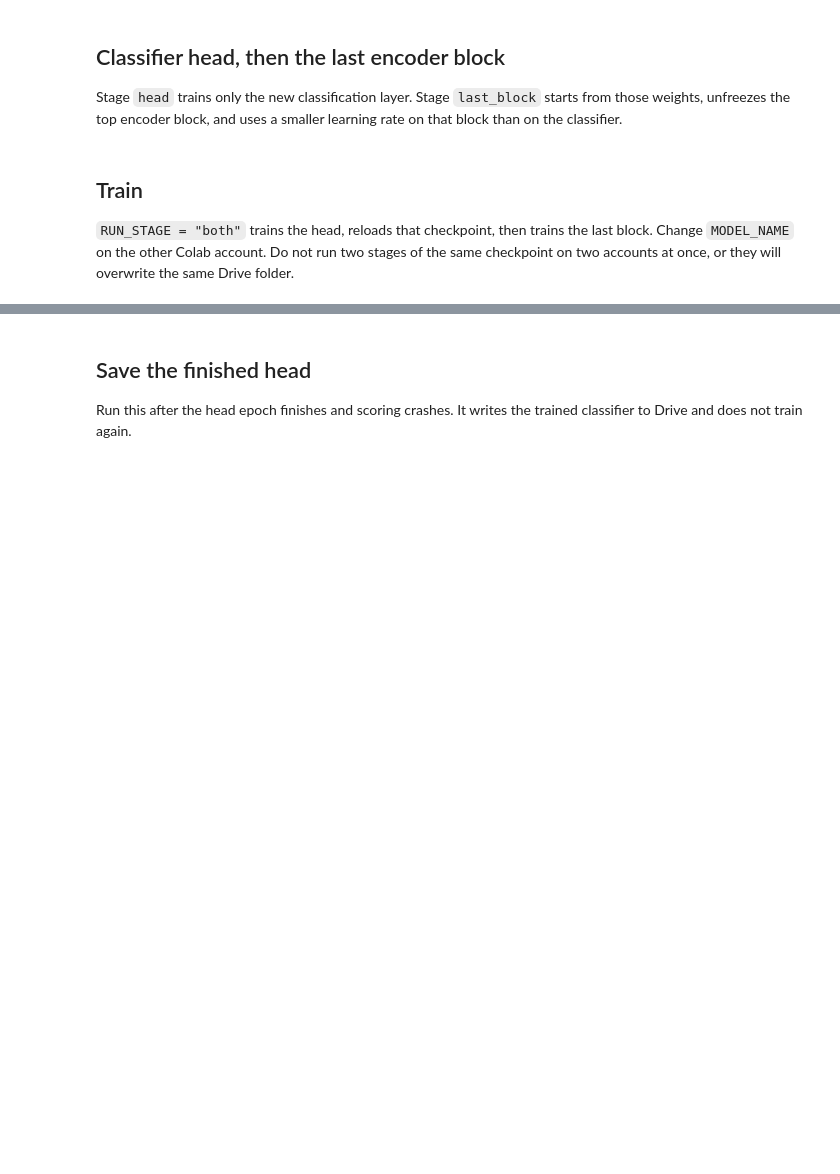
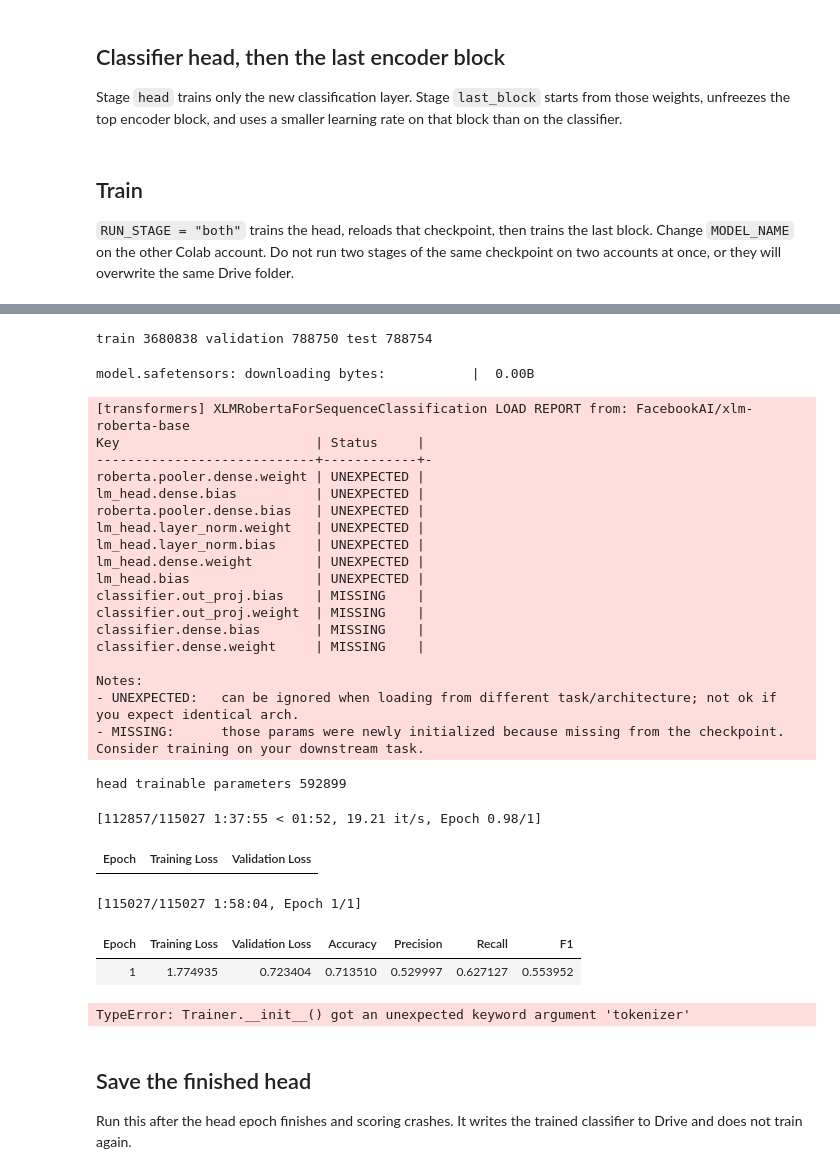
Before and after one commit to atozmax/digikala-comment-recommendation, a Jupyter notebook: notebooks/colab/02-xlmr-finetune.ipynb, the cells around one changed output, grey strips where cells are left out. Drawn from its saved outputs; the diff is of its cells as text; code cells hidden in the pictures; blank space fills up the shorter version.

```diff
--- a/notebooks/colab/02-xlmr-finetune.ipynb
+++ b/notebooks/colab/02-xlmr-finetune.ipynb
@@ -345,7 +367,7 @@ collator = DataCollatorWithPadding(tokenizer)
 
 def make_args(stage: str, learning_rate: float) -> TrainingArguments:
     return TrainingArguments(
-        output_dir=f"{DRIVE_DIR}/runs/{slug(MODEL_NAME)}--{stage}",
+        output_dir=f"/content/checkpoints/{slug(MODEL_NAME)}-{stage}",
         learning_rate=learning_rate,
         per_device_train_batch_size=BATCH_SIZE,
         per_device_eval_batch_size=BATCH_SIZE,
@@ -372,7 +394,7 @@ def score_frame(model, frame: pl.DataFrame) -> dict:
         report_to="none",
         fp16=torch.cuda.is_available(),
     )
-    trainer = Trainer(model=model, args=args, data_collator=collator, processing_class=tokenizer)
+    trainer = Trainer(model=model, args=args, data_collator=collator, tokenizer=tokenizer)
     prediction = trainer.predict(holder)
     return metric_bundle(prediction.label_ids, np.argmax(prediction.predictions, axis=-1))
 
@@ -440,3 +462,4 @@ test_metrics["split"] = "test"
 test_metrics["model_name"] = json.loads((best_dir / "metrics.json").read_text()).get("model_name")
 (best_dir / "test_metrics.json").write_text(json.dumps(test_metrics, indent=2))
 print("test", json.dumps({key: test_metrics[key] for key in ("accuracy", "precision", "recall", "f1")}, indent=2))
+# %% [output]
@@ -443,3 +468,30 @@ print("test", json.dumps({key: test_metrics[key] for key in ("accuracy", "precis
+train 3680838 validation 788750 test 788754
+model.safetensors: downloading bytes:           |  0.00B
+[transformers] XLMRobertaForSequenceClassification LOAD REPORT from: FacebookAI/xlm-roberta-base
+Key                         | Status     |
+----------------------------+------------+-
+roberta.pooler.dense.weight | UNEXPECTED |
+lm_head.dense.bias          | UNEXPECTED |
+roberta.pooler.dense.bias   | UNEXPECTED |
+lm_head.layer_norm.weight   | UNEXPECTED |
+lm_head.layer_norm.bias     | UNEXPECTED |
+lm_head.dense.weight        | UNEXPECTED |
+lm_head.bias                | UNEXPECTED |
+classifier.out_proj.bias    | MISSING    |
+classifier.out_proj.weight  | MISSING    |
+classifier.dense.bias       | MISSING    |
+classifier.dense.weight     | MISSING    |
+
+Notes:
+- UNEXPECTED:   can be ignored when loading from different task/architecture; not ok if you expect identical arch.
+- MISSING:      those params were newly initialized because missing from the checkpoint. Consider training on your downstream task.
+head trainable parameters 592899
+[112857/115027 1:37:55 < 01:52, 19.21 it/s, Epoch 0.98/1]
+| Epoch | Training Loss | Validation Loss |
+[115027/115027 1:58:04, Epoch 1/1]
+| Epoch | Training Loss | Validation Loss | Accuracy | Precision | Recall | F1 |
+| 1 | 1.774935 | 0.723404 | 0.713510 | 0.529997 | 0.627127 | 0.553952 |
+TypeError: Trainer.__init__() got an unexpected keyword argument 'tokenizer'
 # %% [markdown]
 ## Save the finished head
 
```
Also changed, not shown: parts of 11 cells of this notebook, 3 other files.
